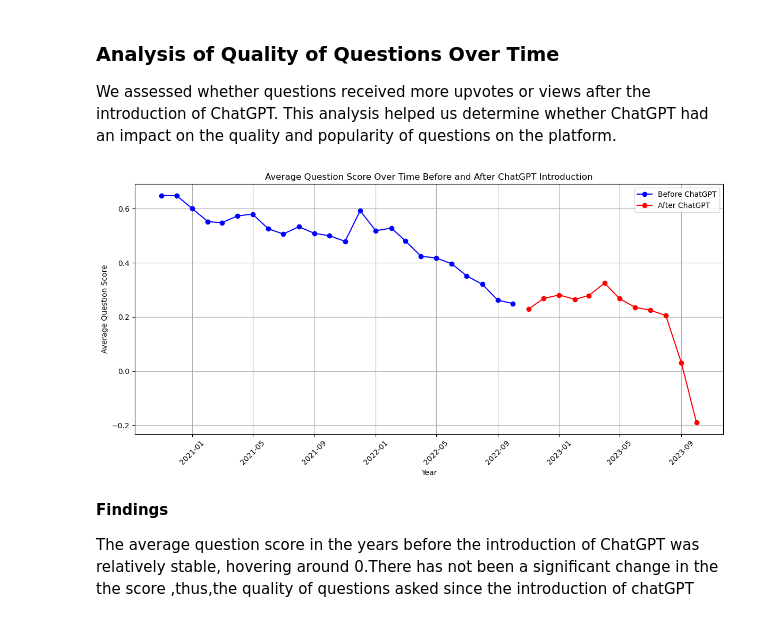
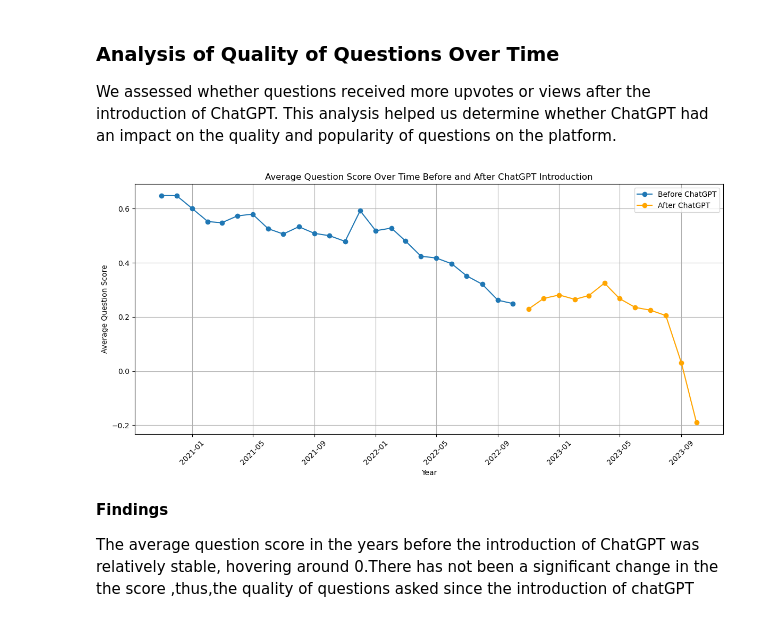
Before and after one commit to wanjikuciku/ChatGPT-Impact-on-StackOverFlow, a Jupyter notebook: main.ipynb, the cells around one changed output. Saved outputs shown, nothing was run; the diff lists cells and outputs as text; code cells hidden in the pictures.

```diff
--- a/main.ipynb
+++ b/main.ipynb
@@ -884,36 +858,36 @@ data_before_chatgpt = data[data['CreationDate'] < start_date_before]
 
 # Filter the data to include only entries after ChatGPT's introduction
 start_date_after = pd.to_datetime('2022-11-01')
 data_after_chatgpt = data[data['CreationDate'] >= start_date_after]
 
 # Sort both filtered datasets by 'CreationDate' in ascending order
 data_before_chatgpt = data_before_chatgpt.sort_values(by='CreationDate')
 data_after_chatgpt = data_after_chatgpt.sort_values(by='CreationDate')
 
 # Calculate the average question score for each period
 average_score_before = data_before_chatgpt.groupby(data_before_chatgpt['CreationDate'].dt.to_period('M'))['Score'].mean()
 average_score_after = data_after_chatgpt.groupby(data_after_chatgpt['CreationDate'].dt.to_period('M'))['Score'].mean()
 
 # Convert the PeriodIndex to a DatetimeIndex
 average_score_before.index = average_score_before.index.to_timestamp()
 average_score_after.index = average_score_after.index.to_timestamp()
 
 # Create a time series plot to visualize the average question score over time
 plt.figure(figsize=(12, 6))
 
-plt.plot(average_score_before.index, average_score_before.values, marker='o', linestyle='-', color='b', label='Before ChatGPT')
-plt.plot(average_score_after.index, average_score_after.values, marker='o', linestyle='-', color='r', label='After ChatGPT')
+plt.plot(average_score_before.index, average_score_before.values, marker='o', linestyle='-', label='Before ChatGPT')
+plt.plot(average_score_after.index, average_score_after.values, marker='o', linestyle='-', color='orange', label='After ChatGPT')
 plt.title('Average Question Score Over Time Before and After ChatGPT Introduction')
 plt.xlabel('Year')
 plt.ylabel('Average Question Score')
 plt.xticks(rotation=45)
 plt.grid(True)
 plt.legend()
 
 plt.tight_layout()
 plt.show()
 # %% [output]
-[figure, old version]
+[figure, new version]
 # %% [markdown]
 **Findings**
 
```
Also changed, not shown: parts of 10 cells of this notebook.
